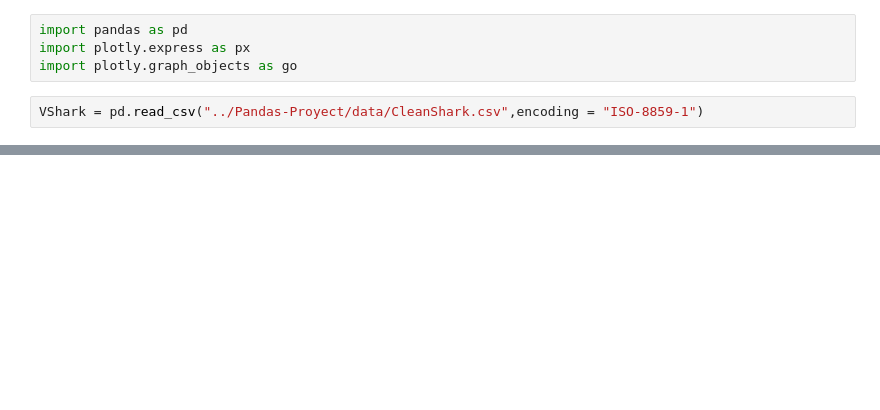
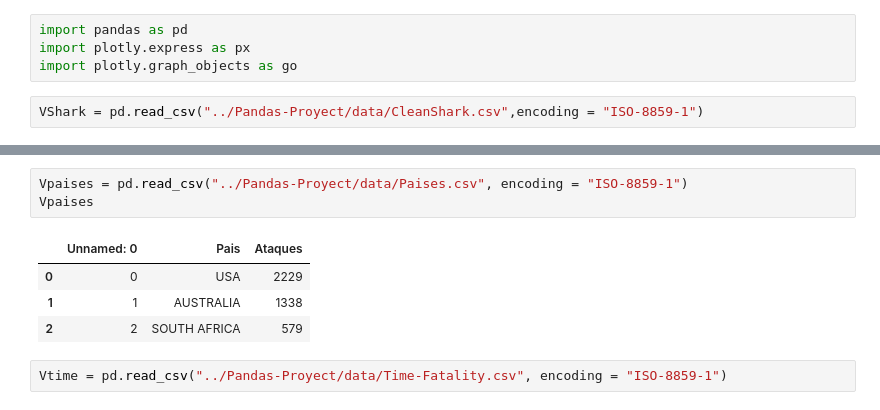
Before and after one commit to Afidalgo-fmm/Pandas-Proyect, a Jupyter notebook: Visualizacion.ipynb, the cells around one changed output, grey strips where cells are left out. Cells and saved outputs as stored; diff of their text form; blank space fills up the shorter version.

```diff
--- a/Visualizacion.ipynb
+++ b/Visualizacion.ipynb
@@ -22,0 +7,10 @@ VShark
+# %%
+Vpaises = pd.read_csv("../Pandas-Proyect/data/Paises.csv", encoding = "ISO-8859-1")
+Vpaises
+# %% [output]
+|  | Unnamed: 0 | Pais | Ataques |
+| 0 | 0 | USA | 2229 |
+| 1 | 1 | AUSTRALIA | 1338 |
+| 2 | 2 | SOUTH AFRICA | 579 |
+# %%
+Vtime = pd.read_csv("../Pandas-Proyect/data/Time-Fatality.csv", encoding = "ISO-8859-1")
```
Also changed, not shown: parts of 3 cells of this notebook, 1 other file.
